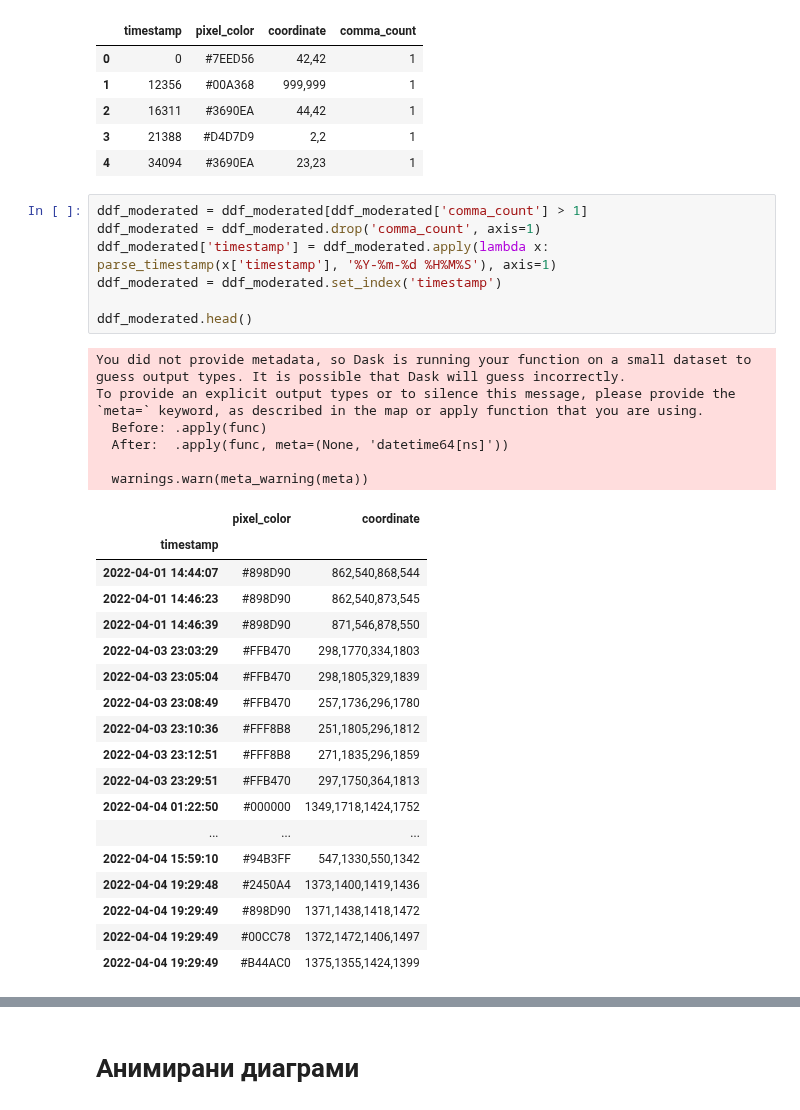
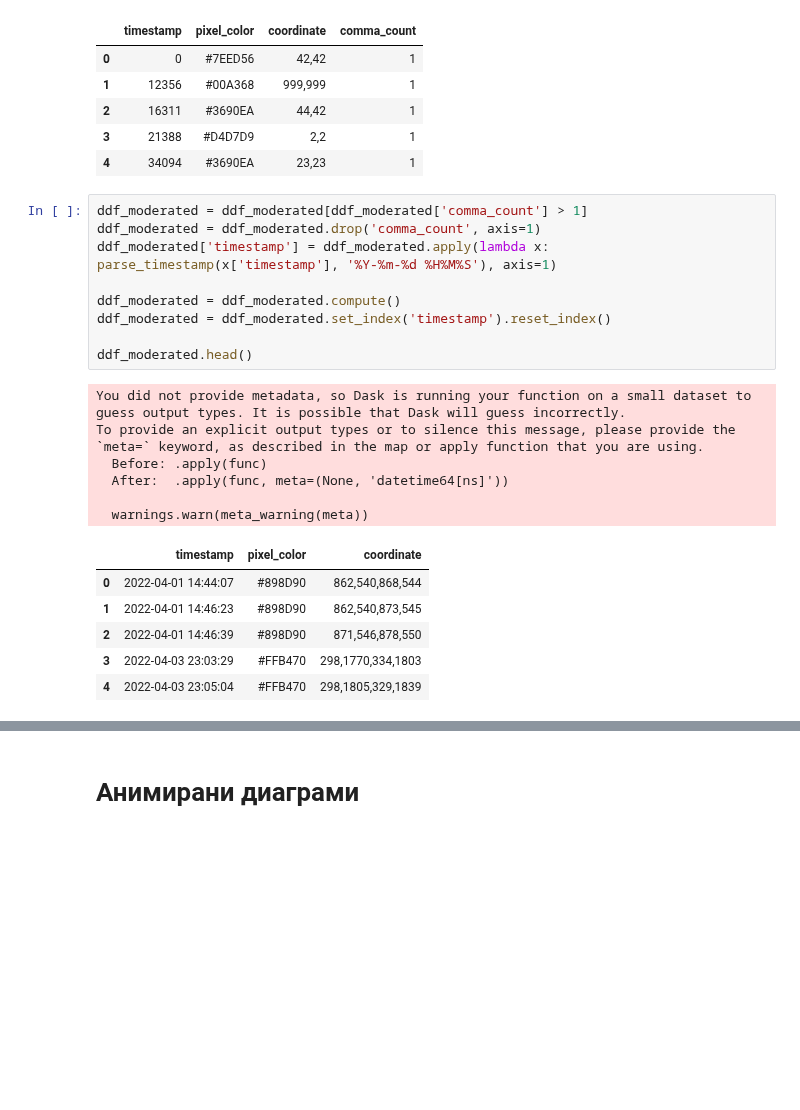
Before and after one commit to Denis-Iv/Analyzing-Social-Experiment, a Jupyter notebook: visualize_data.ipynb, the cells around one changed output, grey strips where cells are left out. Cells and saved outputs as stored; diff of their text form; blank space fills up the shorter version.

```diff
--- a/visualize_data.ipynb
+++ b/visualize_data.ipynb
@@ -251,32 +259,22 @@ ddf_moderated.head()
 # %%
 ddf_moderated = ddf_moderated[ddf_moderated['comma_count'] > 1]
 ddf_moderated = ddf_moderated.drop('comma_count', axis=1)
 ddf_moderated['timestamp'] = ddf_moderated.apply(lambda x: parse_timestamp(x['timestamp'], '%Y-%m-%d %H%M%S'), axis=1)
-ddf_moderated = ddf_moderated.set_index('timestamp')
+
+ddf_moderated = ddf_moderated.compute()
+ddf_moderated = ddf_moderated.set_index('timestamp').reset_index()
 
 ddf_moderated.head()
 # %% [output]
 You did not provide metadata, so Dask is running your function on a small dataset to guess output types. It is possible that Dask will guess incorrectly.
 To provide an explicit output types or to silence this message, please provide the `meta=` keyword, as described in the map or apply function that you are using.
   Before: .apply(func)
   After:  .apply(func, meta=(None, 'datetime64[ns]'))
 
   warnings.warn(meta_warning(meta))
-|  | pixel_color | coordinate |
-| timestamp |  |  |
-| 2022-04-01 14:44:07 | #898D90 | 862,540,868,544 |
-| 2022-04-01 14:46:23 | #898D90 | 862,540,873,545 |
-| 2022-04-01 14:46:39 | #898D90 | 871,546,878,550 |
-| 2022-04-03 23:03:29 | #FFB470 | 298,1770,334,1803 |
-| 2022-04-03 23:05:04 | #FFB470 | 298,1805,329,1839 |
-| 2022-04-03 23:08:49 | #FFB470 | 257,1736,296,1780 |
-| 2022-04-03 23:10:36 | #FFF8B8 | 251,1805,296,1812 |
-| 2022-04-03 23:12:51 | #FFF8B8 | 271,1835,296,1859 |
-| 2022-04-03 23:29:51 | #FFB470 | 297,1750,364,1813 |
-| 2022-04-04 01:22:50 | #000000 | 1349,1718,1424,1752 |
-| ... | ... | ... |
-| 2022-04-04 15:59:10 | #94B3FF | 547,1330,550,1342 |
-| 2022-04-04 19:29:48 | #2450A4 | 1373,1400,1419,1436 |
-| 2022-04-04 19:29:49 | #898D90 | 1371,1438,1418,1472 |
-| 2022-04-04 19:29:49 | #00CC78 | 1372,1472,1406,1497 |
-| 2022-04-04 19:29:49 | #B44AC0 | 1375,1355,1424,1399 |
+|  | timestamp | pixel_color | coordinate |
+| 0 | 2022-04-01 14:44:07 | #898D90 | 862,540,868,544 |
+| 1 | 2022-04-01 14:46:23 | #898D90 | 862,540,873,545 |
+| 2 | 2022-04-01 14:46:39 | #898D90 | 871,546,878,550 |
+| 3 | 2022-04-03 23:03:29 | #FFB470 | 298,1770,334,1803 |
+| 4 | 2022-04-03 23:05:04 | #FFB470 | 298,1805,329,1839 |
```
Also changed, not shown: parts of 19 cells of this notebook.
